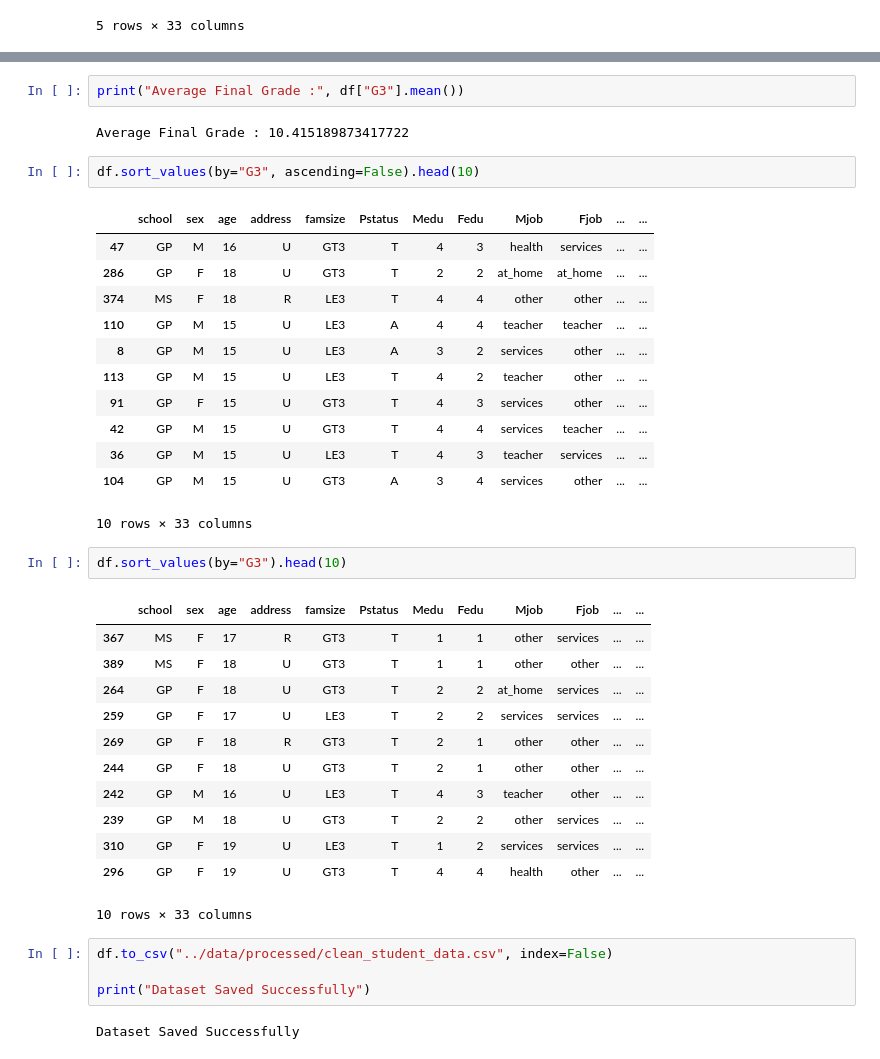
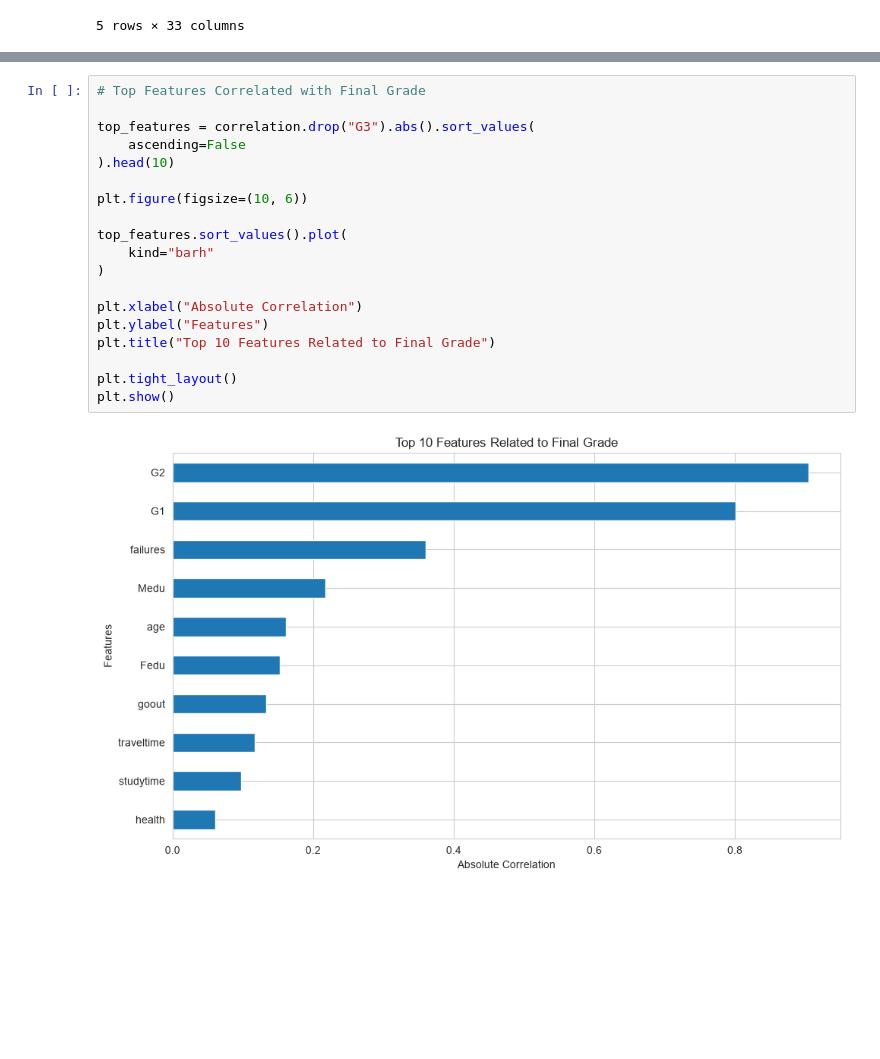
Before and after one commit to Aarya23-04/Student-Performance-Prediction, a Jupyter notebook: notebooks/EDA.ipynb, the cells around one changed output, grey strips where cells are left out. Cells and saved outputs as stored; diff of their text form; blank space fills up the shorter version.

```diff
--- a/notebooks/EDA.ipynb
+++ b/notebooks/EDA.ipynb
@@ -190,40 +161,21 @@ plt.show()
-# %%
-print("Average Final Grade :", df["G3"].mean())
-# %% [output]
-Average Final Grade : 10.415189873417722
-# %%
-df.sort_values(by="G3", ascending=False).head(10)
-# %% [output]
-|  | school | sex | age | address | famsize | Pstatus | Medu | Fedu | Mjob | Fjob | ... | ... |
-| 47 | GP | M | 16 | U | GT3 | T | 4 | 3 | health | services | ... | ... |
-| 286 | GP | F | 18 | U | GT3 | T | 2 | 2 | at_home | at_home | ... | ... |
-| 374 | MS | F | 18 | R | LE3 | T | 4 | 4 | other | other | ... | ... |
-| 110 | GP | M | 15 | U | LE3 | A | 4 | 4 | teacher | teacher | ... | ... |
-| 8 | GP | M | 15 | U | LE3 | A | 3 | 2 | services | other | ... | ... |
-| 113 | GP | M | 15 | U | LE3 | T | 4 | 2 | teacher | other | ... | ... |
-| 91 | GP | F | 15 | U | GT3 | T | 4 | 3 | services | other | ... | ... |
-| 42 | GP | M | 15 | U | GT3 | T | 4 | 4 | services | teacher | ... | ... |
-| 36 | GP | M | 15 | U | LE3 | T | 4 | 3 | teacher | services | ... | ... |
-| 104 | GP | M | 15 | U | GT3 | A | 3 | 4 | services | other | ... | ... |
-10 rows × 33 columns
-# %%
-df.sort_values(by="G3").head(10)
-# %% [output]
-|  | school | sex | age | address | famsize | Pstatus | Medu | Fedu | Mjob | Fjob | ... | ... |
-| 367 | MS | F | 17 | R | GT3 | T | 1 | 1 | other | services | ... | ... |
-| 389 | MS | F | 18 | U | GT3 | T | 1 | 1 | other | other | ... | ... |
-| 264 | GP | F | 18 | U | GT3 | T | 2 | 2 | at_home | services | ... | ... |
-| 259 | GP | F | 17 | U | LE3 | T | 2 | 2 | services | services | ... | ... |
-| 269 | GP | F | 18 | R | GT3 | T | 2 | 1 | other | other | ... | ... |
-| 244 | GP | F | 18 | U | GT3 | T | 2 | 1 | other | other | ... | ... |
-| 242 | GP | M | 16 | U | LE3 | T | 4 | 3 | teacher | other | ... | ... |
-| 239 | GP | M | 18 | U | GT3 | T | 2 | 2 | other | services | ... | ... |
-| 310 | GP | F | 19 | U | LE3 | T | 1 | 2 | services | services | ... | ... |
-| 296 | GP | F | 19 | U | GT3 | T | 4 | 4 | health | other | ... | ... |
-10 rows × 33 columns
-# %%
-df.to_csv("../data/processed/clean_student_data.csv", index=False)
-
-print("Dataset Saved Successfully")
-# %% [output]
-Dataset Saved Successfully
+# %%
+# Top Features Correlated with Final Grade
+
+top_features = correlation.drop("G3").abs().sort_values(
+    ascending=False
+).head(10)
+
+plt.figure(figsize=(10, 6))
+
+top_features.sort_values().plot(
+    kind="barh"
+)
+
+plt.xlabel("Absolute Correlation")
+plt.ylabel("Features")
+plt.title("Top 10 Features Related to Final Grade")
+
+plt.tight_layout()
+plt.show()
+# %% [output]
+[figure, added]
```
Also changed, not shown: parts of 18 cells of this notebook, 5 other files.
